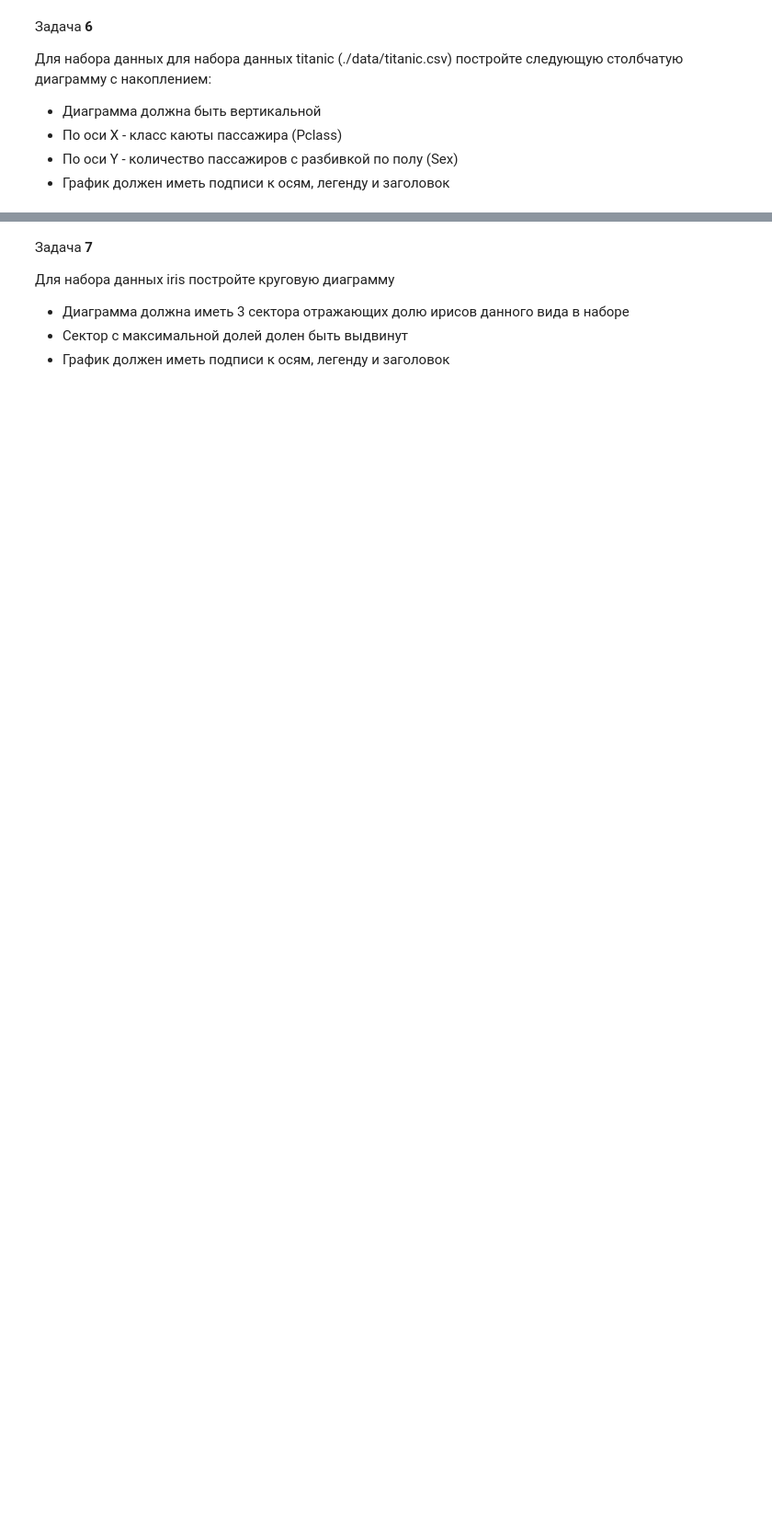
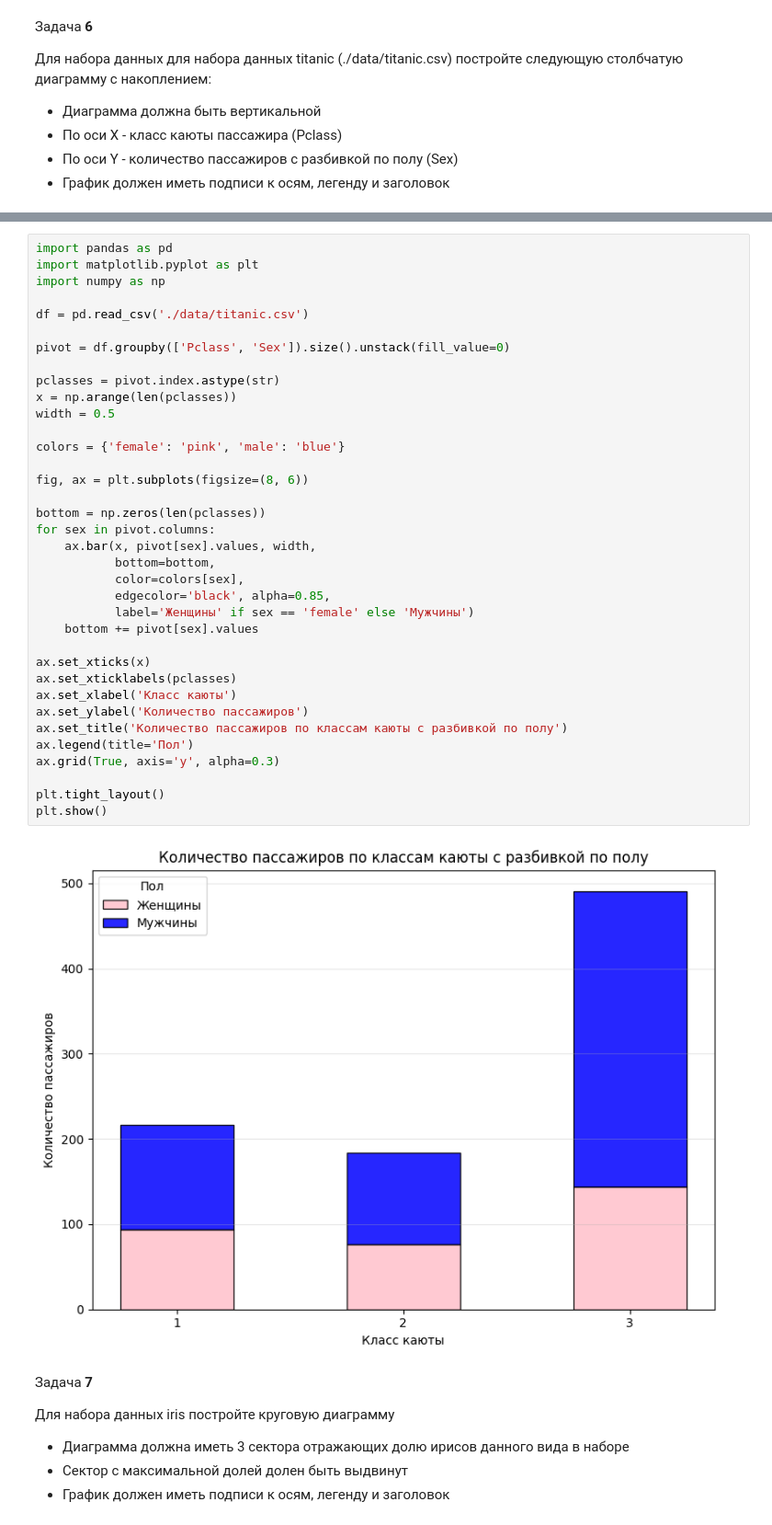
Before and after one commit to Daniil-Rybin/dap-2024, a Jupyter notebook: les05/lab.ipynb, the cells around one changed output, grey strips where cells are left out. Shown at 92% size. Saved outputs shown, nothing was run; the diff lists cells and outputs as text; blank space fills up the shorter version.

```diff
--- a/les05/lab.ipynb
+++ b/les05/lab.ipynb
@@ -213,3 +235,41 @@ plt.show()
+# %%
+import pandas as pd
+import matplotlib.pyplot as plt
+import numpy as np
+
+df = pd.read_csv('./data/titanic.csv')
+
+pivot = df.groupby(['Pclass', 'Sex']).size().unstack(fill_value=0)
+
+pclasses = pivot.index.astype(str)
+x = np.arange(len(pclasses))
+width = 0.5
+
+colors = {'female': 'pink', 'male': 'blue'}
+
+fig, ax = plt.subplots(figsize=(8, 6))
+
+bottom = np.zeros(len(pclasses))
+for sex in pivot.columns:
+    ax.bar(x, pivot[sex].values, width,
+           bottom=bottom,
+           color=colors[sex],
+           edgecolor='black', alpha=0.85,
+           label='Женщины' if sex == 'female' else 'Мужчины')
+    bottom += pivot[sex].values
+
+ax.set_xticks(x)
+ax.set_xticklabels(pclasses)
+ax.set_xlabel('Класс каюты')
+ax.set_ylabel('Количество пассажиров')
+ax.set_title('Количество пассажиров по классам каюты с разбивкой по полу')
+ax.legend(title='Пол')
+ax.grid(True, axis='y', alpha=0.3)
+
+plt.tight_layout()
+plt.show()
+# %% [output]
+[figure, added]
 # %% [markdown]
 Задача **7**
 
```
Also changed, not shown: parts of 8 cells of this notebook.
